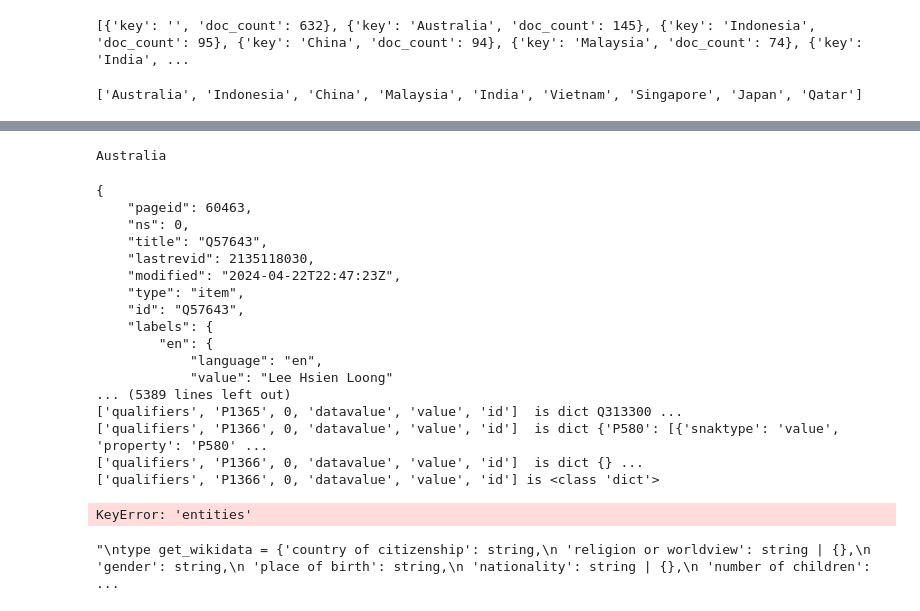
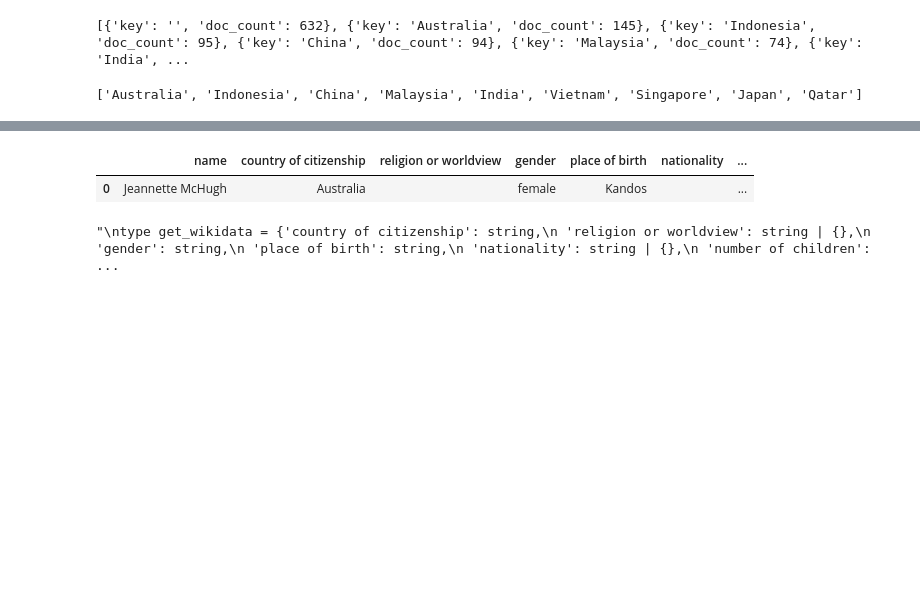
Before and after one commit to pclk/PopFigExpert, a Jupyter notebook: scrape/wiki_scrape.ipynb, the cells around one changed output, grey strips where cells are left out. Drawn from its saved outputs; the diff is of its cells as text; code cells hidden in the pictures; blank space fills up the shorter version.

```diff
--- a/scrape/wiki_scrape.ipynb
+++ b/scrape/wiki_scrape.ipynb
@@ -90,6 +85,7 @@ def get_label(qid):
     }
     response = requests.get(url, params=params)
     data = response.json()
+    # print("data", qid, data)
     label = data['entities'][qid]['labels']['en']['value']
 
     # Update the cache with the new label
@@ -98,14 +94,10 @@ def get_label(qid):
         json.dump(label_cache, cache_file)
 
     return label
-
-# Example usage
-label = get_label("Q408")
-print(label)  # This will print the label for Q408
-# %% [output]
-Australia
 # %%
 def get_wikidata(id, language="en"):
+    if id is None:
+        return None
     base = "https://wikidata.org/w/api.php"
     get_base_params = {
         "action": "wbgetentities",
@@ -122,21 +114,26 @@ def get_wikidata(id, language="en"):
             for key in keys:
                 if isinstance(data, dict) and len(data) > 0:
                     data = data.get(key, {})
-                    print(keys, " is dict",str(data)[:50], '...')
+                    if isinstance(data, str) and data.startswith('Q') and data[1:].isdigit():
+                        label = get_label(data)
+                        # print("data is qid, convert to label", data, label)
+                        return label
+                    # else:
+                        # print(keys, " is dict", str(data)[:100], '...')
                 elif isinstance(data, list) and len(data) > 0:  # Check if data is a non-empty list
                     data = data[0]
-                    print(keys, " is list",str(data)[:50], '...')
+                    # print(keys, " is list", str(data)[:100], '...')
                 elif (isinstance(data, str) or isinstance(data, int)) and (len(data) > 0):
-                    print(keys, " is str or int",str(data)[:50], '...')
+                    # print(keys, " is str or int", str(data)[:100], '...')
                     return data
                 else:
-                    print(keys, 'is', type(data))
+                    # print(keys, 'is', type(data))
                     return default
             return data
         except Exception as e:
             print(f"Error navigating JSON: {e}")
             return default
-    print(json.dumps(parsed_res, indent=4))
+    # print(json.dumps(parsed_res, indent=4))
 
     properties = {
         'P27': 'country of citizenship',
@@ -145,63 +142,46 @@ def get_wikidata(id, language="en"):
         'P19': 'place of birth',
         'P131': 'nationality',
         'P1971': 'number of children',
         'P551': 'residence',
         'P102': 'Political party',
         'P18': 'image',
         'P106': 'occupation',
         'P39': 'position held',
         'P69': 'educated at',
         'P39': 'position held'
     }
 
     data = {
-        prop: get_nested(parsed_res, ['claims', prop, 0, 'mainsnak', 'datavalue', 'value', 'id','time'], "Unknown " + properties[prop])
+        prop: get_nested(parsed_res, ['claims', prop, 0, 'mainsnak', 'datavalue', 'value', 'id','time'], "")
         for prop in properties.keys()
     }
-    data['P569'] = get_nested(parsed_res, ['claims', 'P569', 0, 'mainsnak', 'datavalue', 'value', 'time'], 'Unknown date of birth')
-
-    # print('so we got data', data)
+    data['P569'] = get_nested(parsed_res, ['claims', 'P569', 0, 'mainsnak', 'datavalue', 'value', 'time'], '')
     positions_held = []
     for position in parsed_res.get('claims', {}).get('P39', []):
         position_data = {
-            'position': get_label(get_nested(position, ['mainsnak', 'datavalue', 'value', 'id'], 'Unknown position')),
-            'start_date': get_nested(position, ['qualifiers', 'P580', 0, 'datavalue', 'value', 'time'], 'Unknown start date'),
-            'end_date': get_nested(position, ['qualifiers', 'P582', 0, 'datavalue', 'value', 'time'], 'Unknown end date'),
-            'replaces': get_label(get_nested(position, ['qualifiers', 'P1365', 0, 'datavalue', 'value', 'id'], 'Unknown replaces')),
-            'replaced_by': get_label(get_nested(position, ['qualifiers', 'P1366', 0, 'datavalue', 'value', 'id'], 'Unknown replaced by')),
+            'position': get_nested(position, ['mainsnak', 'datavalue', 'value', 'id'], ''),
+            'start_date': get_nested(position, ['qualifiers', 'P580', 0, 'datavalue', 'value', 'time'], ''),
+            'end_date': get_nested(position, ['qualifiers', 'P582', 0, 'datavalue', 'value', 'time'], ''),
+            'replaces': get_nested(position, ['qualifiers', 'P1365', 0, 'datavalue', 'value', 'id'], ''),
+            'replaced_by': get_nested(position, ['qualifiers', 'P1366', 0, 'datavalue', 'value', 'id'], '')
         }
         positions_held.append(position_data)
 
     aliases = [alias.get('value') for alias in parsed_res.get('aliases', {}).get(language, []) if isinstance(alias, dict)]
-    description = parsed_res.get('descriptions', {}).get(language, {}).get('value', 'No description available')
+    description = parsed_res.get('descriptions', {}).get(language, {}).get('value', '')
     for k, v in data.items():
         if str(v).startswith('Q') and str(v)[1:].isdigit():
             # print('for', k, 'we got qid', v)
             # print('now we get label', get_label(v))
             data[k] = get_label(v)
+    labels = parsed_res['labels'][language]['value']
 
-    return {**{properties[prop]: data[prop] for prop in properties}, "aliases": aliases, "description": description, "positions_held": positions_held}
+    return {"name": labels, **{properties[prop]: data[prop] for prop in properties}, "aliases": aliases, "description": description, "positions_held": positions_held}
 
-get_wikidata(search_wikidata("Lee Hsien Loong"))
+pd.DataFrame([get_wikidata("Q6172296", 'en')])
 # %% [output]
-{
-    "pageid": 60463,
-    "ns": 0,
-    "title": "Q57643",
-    "lastrevid": 2135118030,
-    "modified": "2024-04-22T22:47:23Z",
-    "type": "item",
-    "id": "Q57643",
-    "labels": {
-        "en": {
-            "language": "en",
-            "value": "Lee Hsien Loong"
-... (5389 lines left out)
-['qualifiers', 'P1365', 0, 'datavalue', 'value', 'id']  is dict Q313300 ...
-['qualifiers', 'P1366', 0, 'datavalue', 'value', 'id']  is dict {'P580': [{'snaktype': 'value', 'property': 'P580' ...
-['qualifiers', 'P1366', 0, 'datavalue', 'value', 'id']  is dict {} ...
-['qualifiers', 'P1366', 0, 'datavalue', 'value', 'id'] is <class 'dict'>
-KeyError: 'entities'
+|  | name | country of citizenship | religion or worldview | gender | place of birth | nationality | ... |
+| 0 | Jeannette McHugh | Australia |  | female | Kandos |  | ... |
 # %%
 """
 type get_wikidata = {
```
Also changed, not shown: parts of 6 cells of this notebook, 1 other file.
